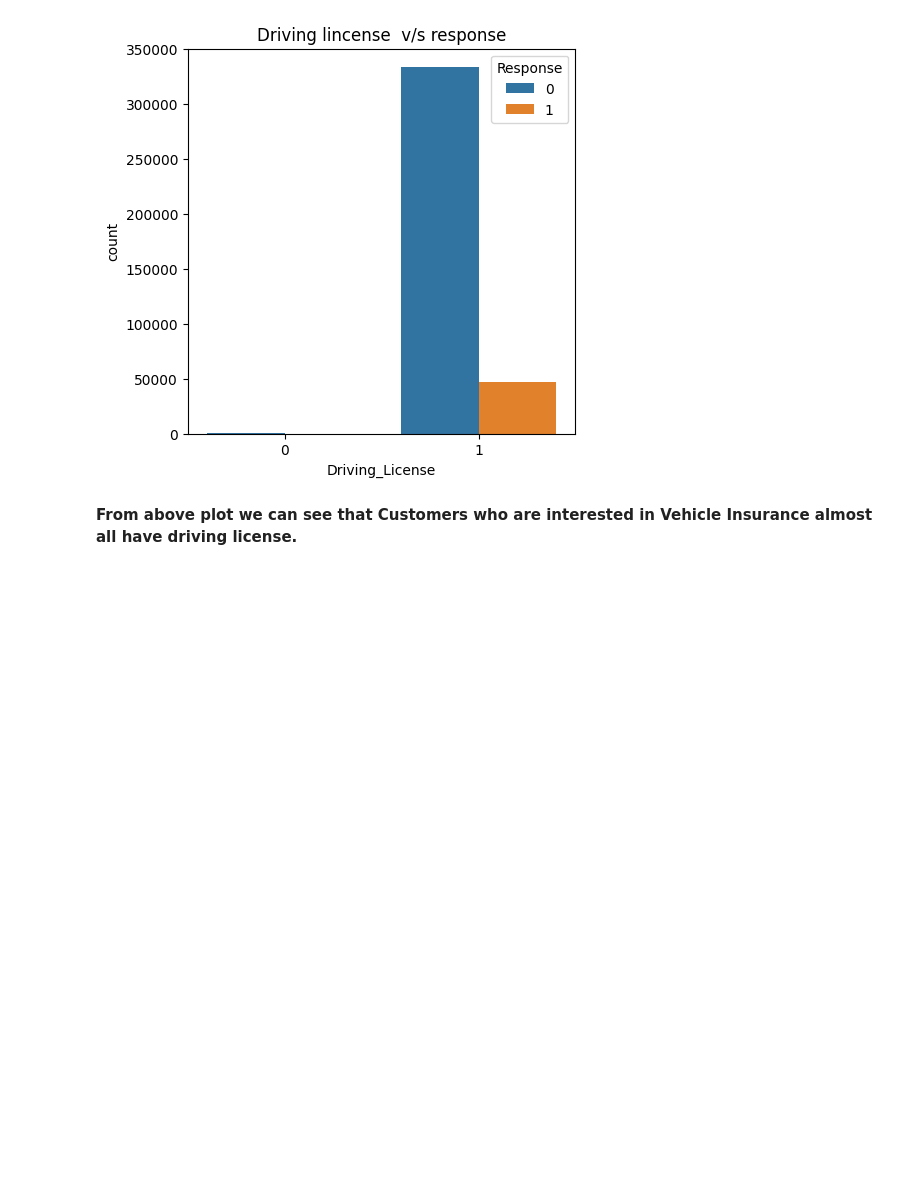
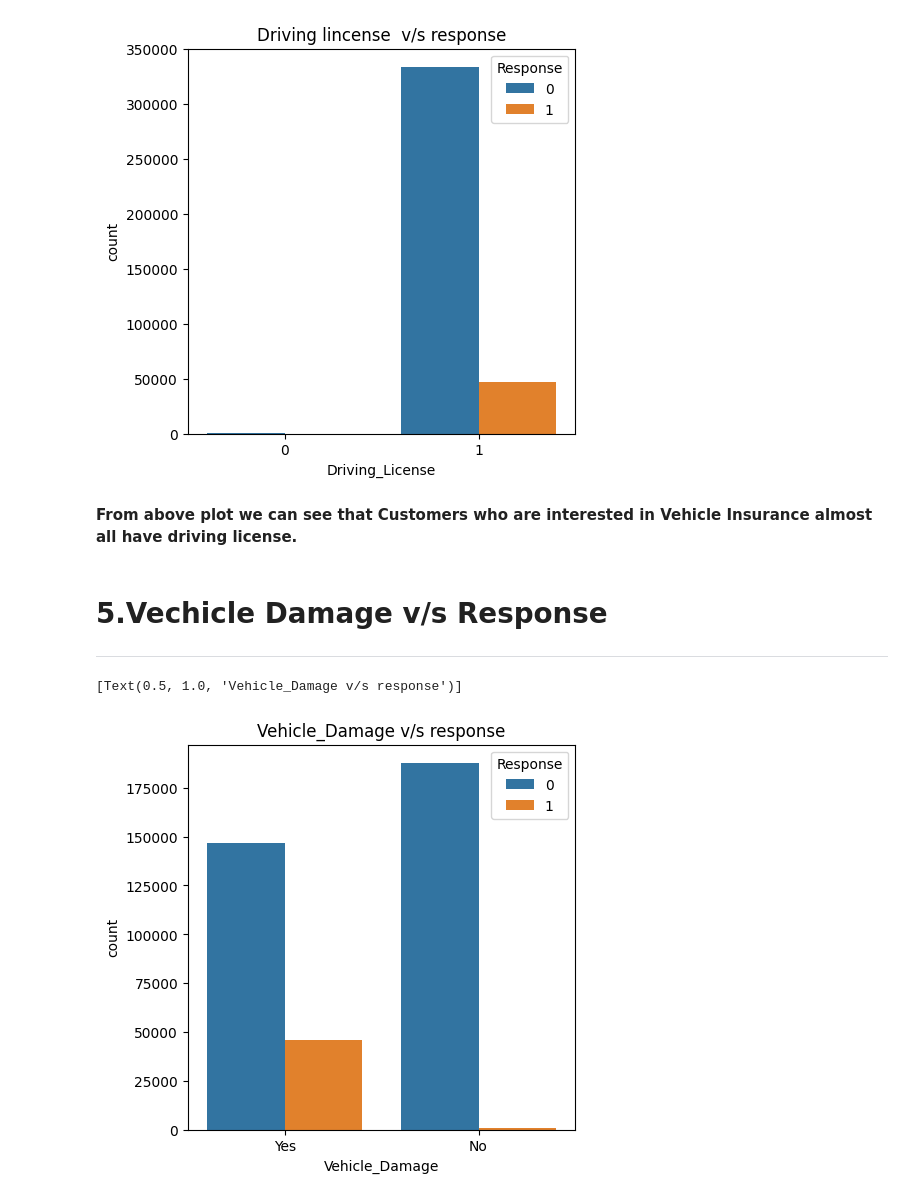
Before and after one commit to tousif99/Copy_of_HEALTH_INSURANCE_CROSS_SELL_PREDICTION, a Jupyter notebook: Copy_of_HEALTH_INSURANCE_CROSS_SELL_PREDICTION.ipynb, the cells around one changed output. Saved outputs shown, nothing was run; the diff lists cells and outputs as text; code cells hidden in the pictures; blank space fills up the shorter version.

```diff
--- a/Copy_of_HEALTH_INSURANCE_CROSS_SELL_PREDICTION.ipynb
+++ b/Copy_of_HEALTH_INSURANCE_CROSS_SELL_PREDICTION.ipynb
@@ -266,3 +266,16 @@ ax.set(title='Driving lincense  v/s response')
 [figure]
 # %% [markdown]
 **From above plot we can see that Customers who are interested in Vehicle Insurance almost all have driving license.**
+# %% [markdown]
+# **5.Vechicle Damage v/s Response**
+
+
+---
+# %%
+# anlysis of data by vizualisation
+fig,ax=plt.subplots(figsize=(5,5))
+sns.countplot(data=insurance_df,x='Vehicle_Damage',hue= 'Response' , ax=ax,capsize=0.2)
+ax.set(title='Vehicle_Damage v/s response')
+# %% [output]
+[Text(0.5, 1.0, 'Vehicle_Damage v/s response')]
+[figure, added]
```
Also changed, not shown: parts of 68 cells of this notebook.
